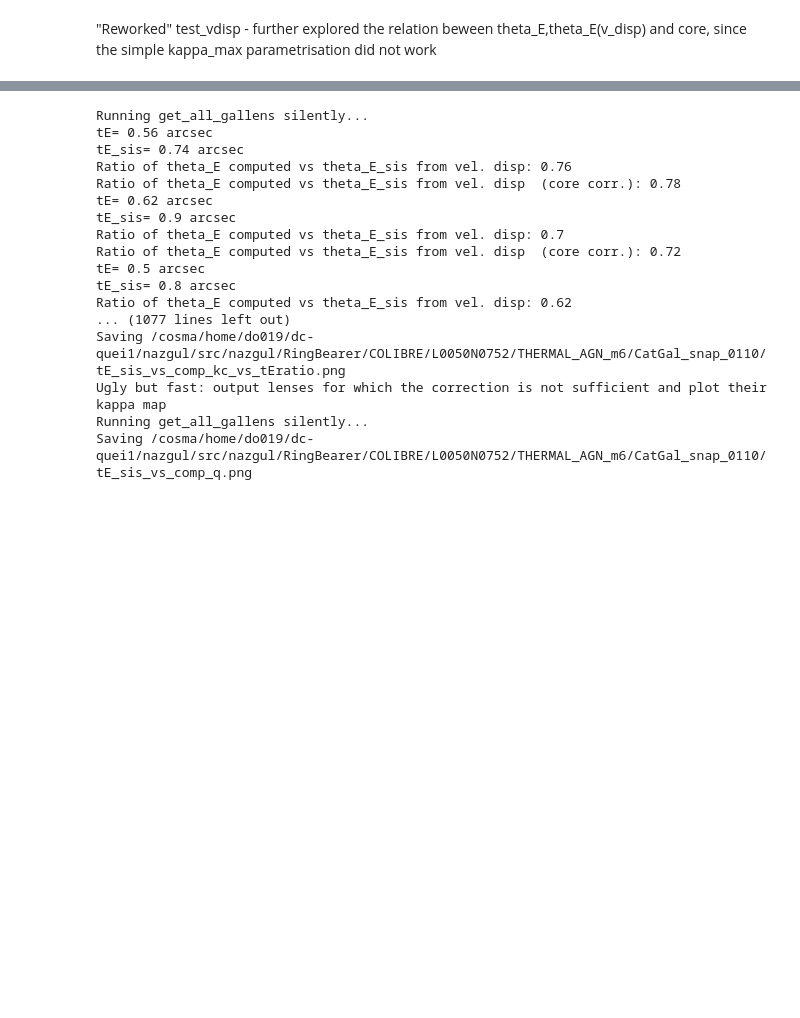
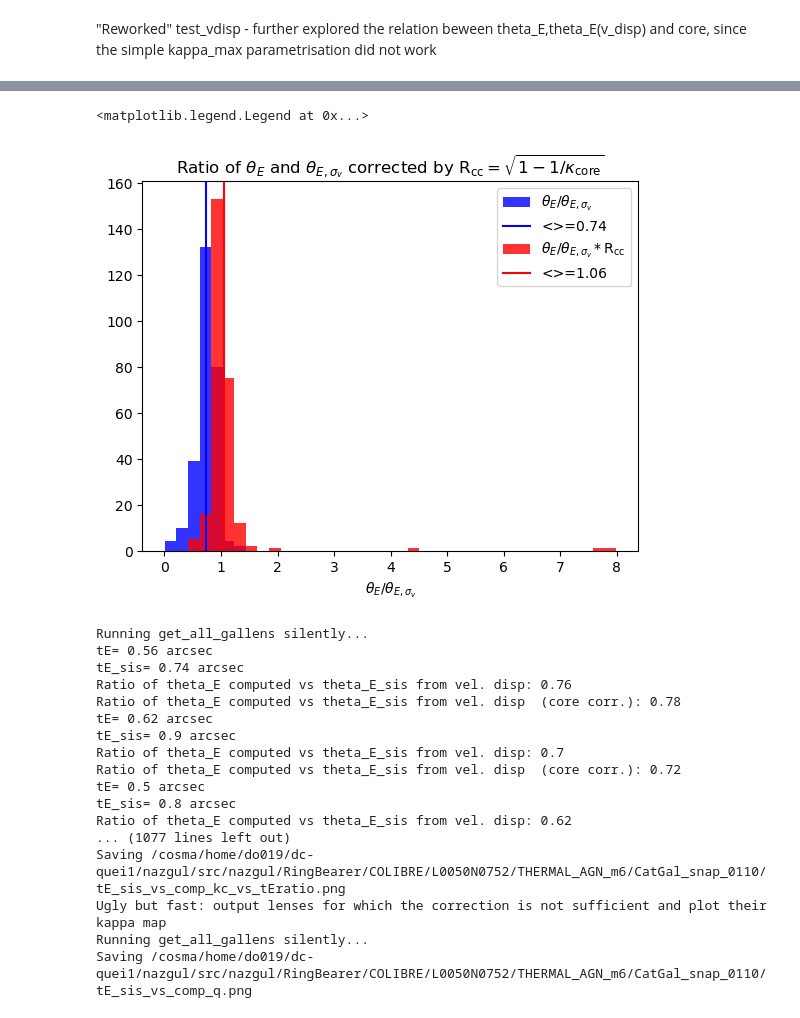
Before and after one commit to ELROND-project/nazgul, a Jupyter notebook: src/nazgul/re_test_vdisp.ipynb, the cells around one changed output, grey strips where cells are left out. Saved outputs shown, nothing was run; the diff lists cells and outputs as text; code cells hidden in the pictures; blank space fills up the shorter version.

```diff
--- a/src/nazgul/re_test_vdisp.ipynb
+++ b/src/nazgul/re_test_vdisp.ipynb
@@ -183,0 +180,17 @@ def comp_tE_vs_tEsis(reload=True,
+# %%
+tE_rt = theta_E_list/theta_sis_list
+tE_rt_cr = theta_E_list/(theta_sis_list*f(K_c))
+
+bins = np.linspace(min([min(tE_rt),min(tE_rt_cr)]),
+                   max([max(tE_rt),max(tE_rt_cr)]),
+                   40)
+_,bins,_ = plt.hist(tE_rt,alpha=.8,bins=bins,label=r"$\theta_E/\theta_{E,\sigma_v}$",color="b")
+plt.axvline(np.mean(tE_rt),label="<>="+str(np.round(np.mean(tE_rt),2)),c="b")
+plt.hist(tE_rt_cr,alpha=.8,bins=bins,label=r"$\theta_E/\theta_{E,\sigma_v}*\rm{R}_{\rm{cc}}$",color="r")
+plt.axvline(np.nanmean(tE_rt_cr),label="<>="+str(np.round(np.nanmean(tE_rt_cr),2)),c="r")
+plt.xlabel(r"$\theta_E/\theta_{E,\sigma_v}$")
+plt.title(r"Ratio of $\theta_E$ and $\theta_{E,\sigma_v}$ corrected by R$_{\rm{cc}} = \sqrt{1-1/\kappa_{\rm{core}}}$")
+plt.legend()
+# %% [output]
+<matplotlib.legend.Legend at 0x...>
+[figure, added]
```
Also changed, not shown: parts of 11 cells of this notebook.
